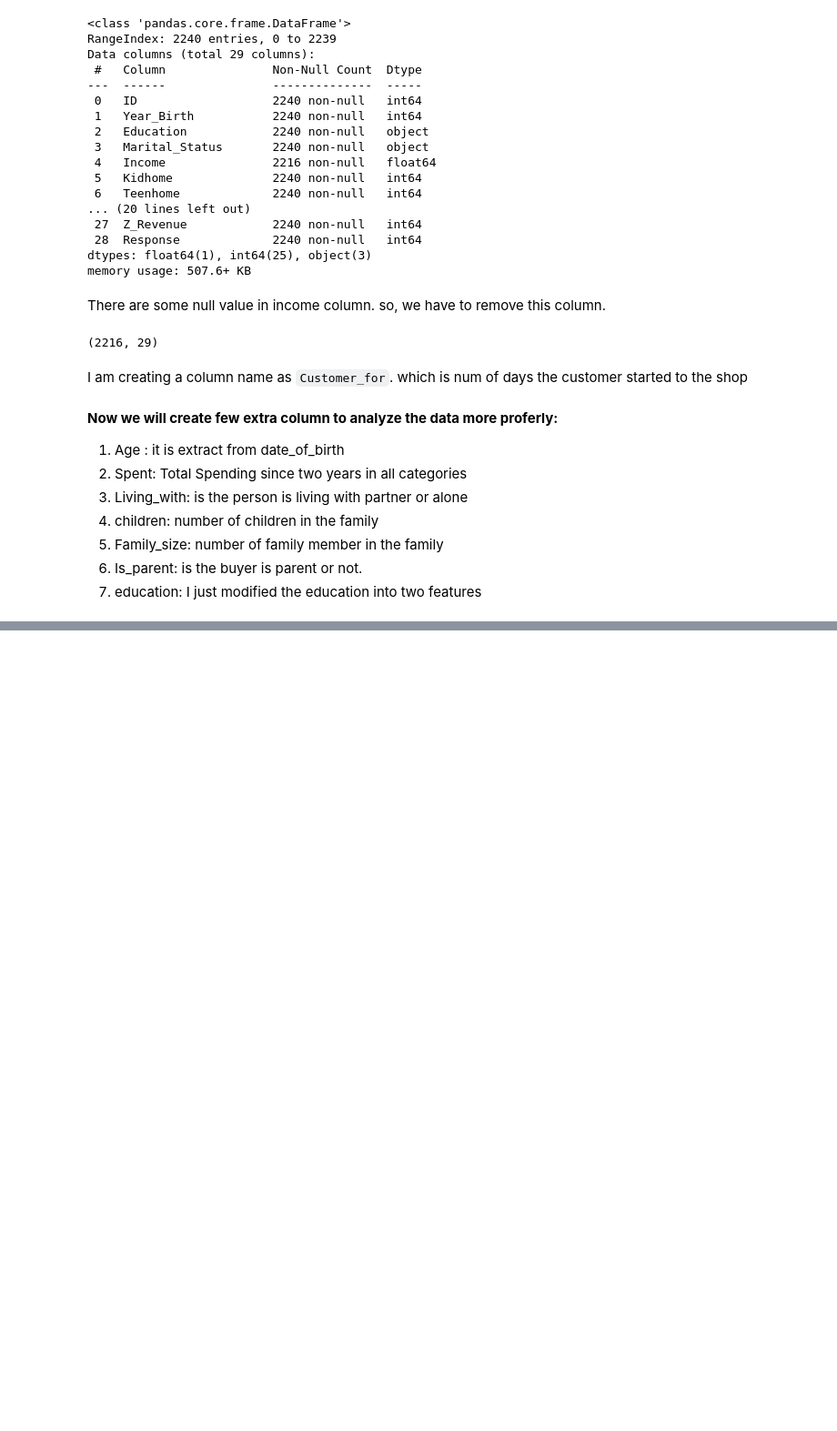
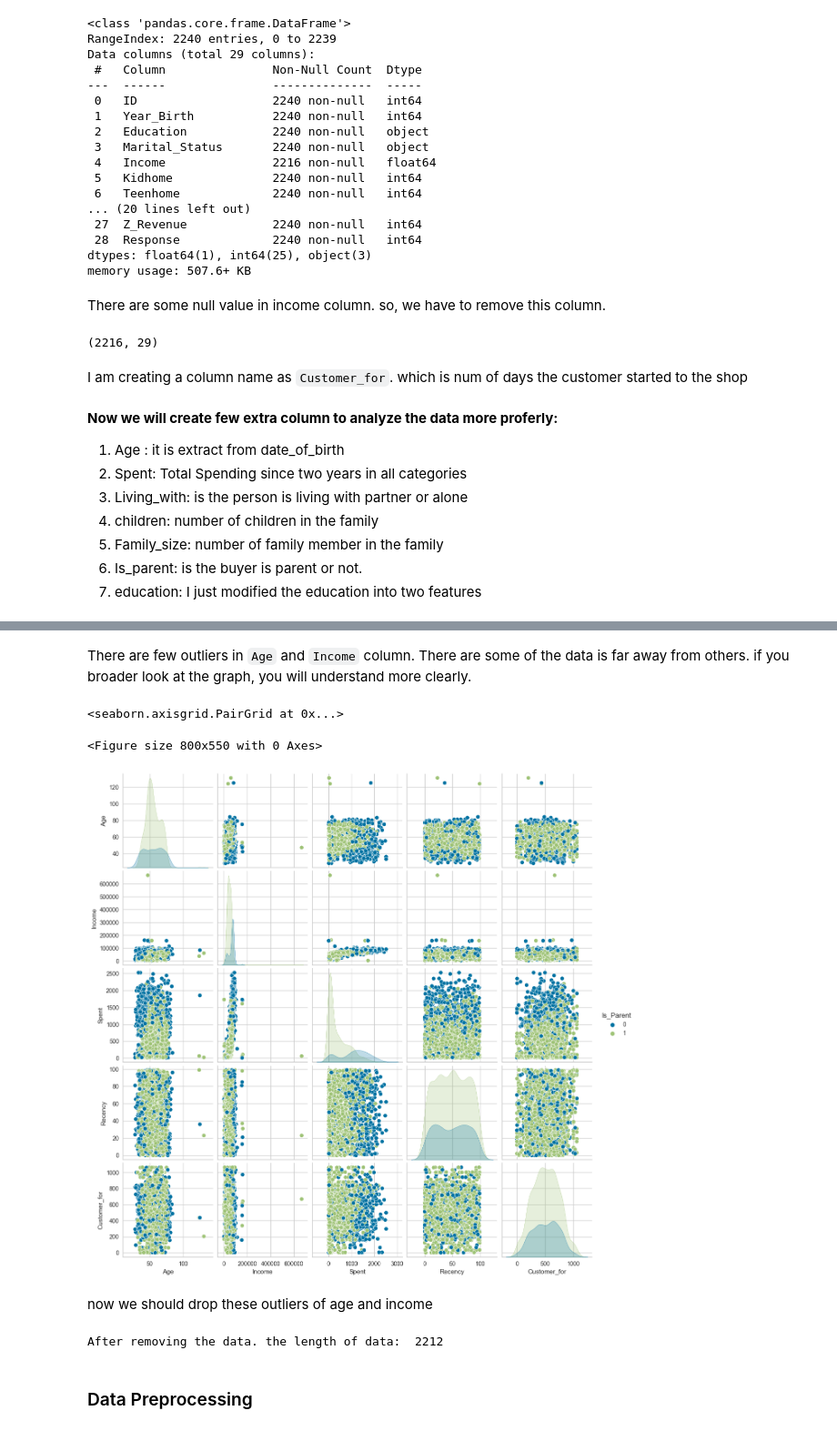
Before and after one commit to Masum181/Customer-Segmentation, a Jupyter notebook: customer-segmentation.ipynb, the cells around one changed output, grey strips where cells are left out. Shown at 91% size. Saved outputs shown, nothing was run; the diff lists cells and outputs as text; code cells hidden in the pictures; blank space fills up the shorter version.

Commit message:
add all data

```diff
--- a/customer-segmentation.ipynb
+++ b/customer-segmentation.ipynb
@@ -87,0 +122,3 @@ data["Education"] = data["Education"].replace({"Basic": "UnderGraduate", "2n Cyc
+# %%
+to_delete = ["Year_Birth", "ID", "Dt_Customer", "Z_Revenue", "Z_CostContact"]
+data = data.drop(to_delete, axis=1)
@@ -87,0 +140,21 @@ data["Education"] = data["Education"].replace({"Basic": "UnderGraduate", "2n Cyc
+# %% [markdown]
+There are few outliers in `Age` and `Income` column. There are some of the data is far away from others. if you broader look at the  graph, you will understand more clearly.
+# %%
+to_plot = ["Age", "Income", "Spent", "Is_Parent", "Recency", "Customer_for"]
+plt.figure()
+sns.pairplot(data[to_plot], hue='Is_Parent')
+# %% [output]
+<seaborn.axisgrid.PairGrid at 0x...>
+<Figure size 800x550 with 0 Axes>
+[figure, added]
+# %% [markdown]
+now we should drop these outliers of age and income
+# %%
+data = data[data["Age"]<90]
+data = data[data["Income"]<600000]
+
+print("After removing the data. the length of data: ",len(data))
+# %% [output]
+After removing the data. the length of data:  2212
+# %% [markdown]
+### Data Preprocessing
```
Also changed, not shown: parts of 21 cells of this notebook.
